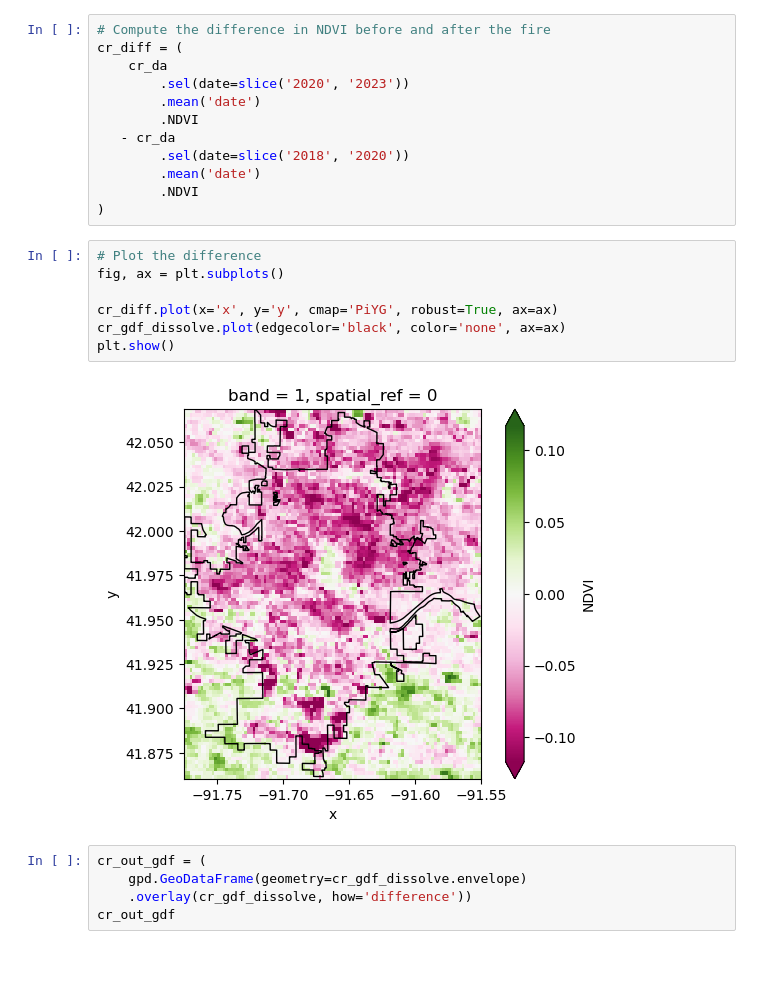
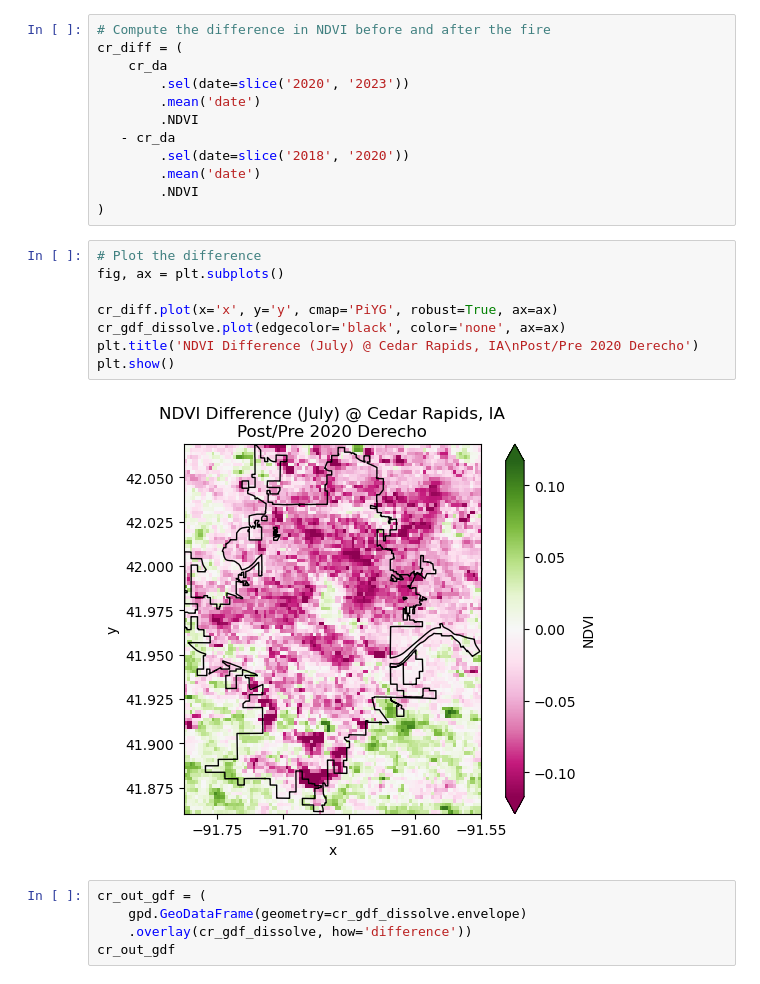
Before and after one commit to cu-esiil-edu/shortcourse-02-vegetation-nquarder, a Jupyter notebook: vegetation.ipynb, the cells around one changed output. Cells and saved outputs as stored; diff of their text form.

Commit message:
fixing cr ndvi title

```diff
--- a/vegetation.ipynb
+++ b/vegetation.ipynb
@@ -873,12 +870,13 @@ cr_diff = (
 # %%
 # Plot the difference
 fig, ax = plt.subplots()
 
 cr_diff.plot(x='x', y='y', cmap='PiYG', robust=True, ax=ax)
 cr_gdf_dissolve.plot(edgecolor='black', color='none', ax=ax)
+plt.title('NDVI Difference (July) @ Cedar Rapids, IA\nPost/Pre 2020 Derecho')
 plt.show()
 # %% [output]
-[figure, old version]
+[figure, new version]
 # %%
 cr_out_gdf = (
     gpd.GeoDataFrame(geometry=cr_gdf_dissolve.envelope)
```
Also changed, not shown: parts of 6 cells of this notebook.
